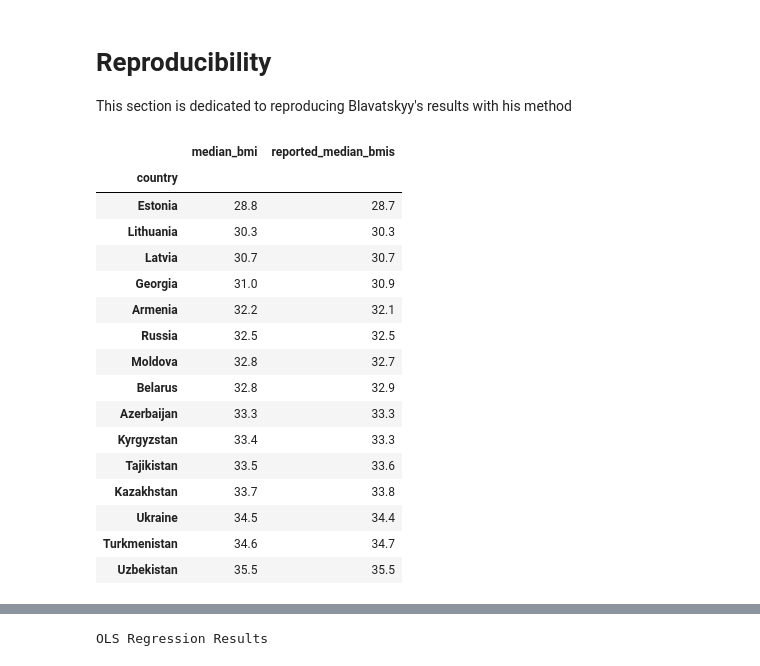
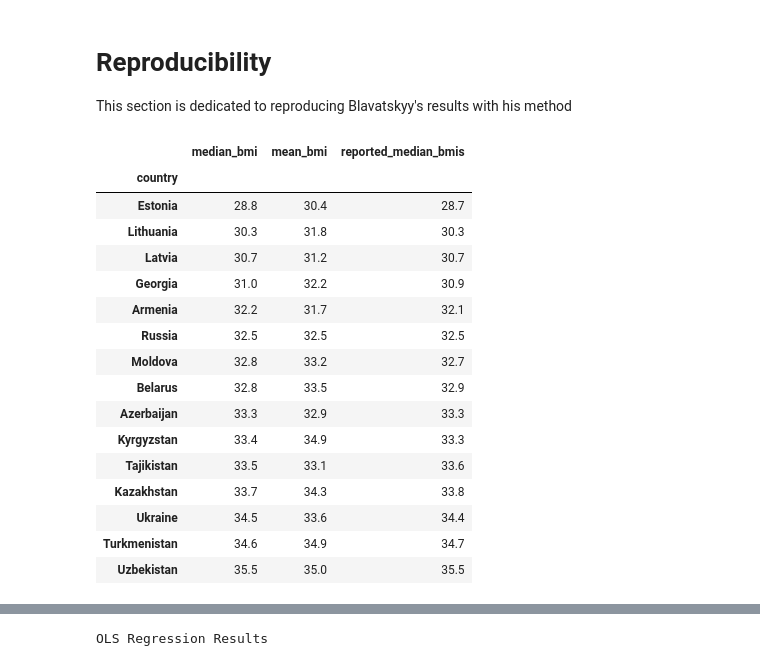
Before and after one commit to ldtcooper/ussr-obesity-corruption, a Jupyter notebook: notebook.ipynb, the cells around one changed output, grey strips where cells are left out. Cells and saved outputs as stored; diff of their text form; code cells hidden in the pictures.

```diff
--- a/notebook.ipynb
+++ b/notebook.ipynb
@@ -677,32 +677,32 @@ This section is dedicated to reproducing Blavatskyy's results with his method
 # %%
 estimated_ministers = pd.read_csv('ministers2.csv')
 # remove buggy extra index col
 estimated_ministers = estimated_ministers[['name', 'age', 'sex', 'country', 'image', 'estimated_bmi']]
 median_bmi = estimated_ministers[['country', 'estimated_bmi']].groupby('country').median().rename({'estimated_bmi': 'median_bmi'}, axis=1)
 mean_bmis = estimated_ministers[['country', 'estimated_bmi']].groupby('country').mean().rename({'estimated_bmi': 'mean_bmi'}, axis=1)
 
 bmis = pd.concat([median_bmi, mean_bmis], axis = 1)
 bmis['reported_median_bmis'] = pd.Series(median_ministers)
 
-bmis[['median_bmi', 'reported_median_bmis']].sort_values('reported_median_bmis').round(1)
+bmis[['median_bmi', 'mean_bmi', 'reported_median_bmis']].sort_values('reported_median_bmis').round(1)
 # %% [output]
-|  | median_bmi | reported_median_bmis |
-| country |  |  |
-| Estonia | 28.8 | 28.7 |
-| Lithuania | 30.3 | 30.3 |
-| Latvia | 30.7 | 30.7 |
-| Georgia | 31.0 | 30.9 |
-| Armenia | 32.2 | 32.1 |
-| Russia | 32.5 | 32.5 |
-| Moldova | 32.8 | 32.7 |
-| Belarus | 32.8 | 32.9 |
-| Azerbaijan | 33.3 | 33.3 |
-| Kyrgyzstan | 33.4 | 33.3 |
-| Tajikistan | 33.5 | 33.6 |
-| Kazakhstan | 33.7 | 33.8 |
-| Ukraine | 34.5 | 34.4 |
-| Turkmenistan | 34.6 | 34.7 |
-| Uzbekistan | 35.5 | 35.5 |
+|  | median_bmi | mean_bmi | reported_median_bmis |
+| country |  |  |  |
+| Estonia | 28.8 | 30.4 | 28.7 |
+| Lithuania | 30.3 | 31.8 | 30.3 |
+| Latvia | 30.7 | 31.2 | 30.7 |
+| Georgia | 31.0 | 32.2 | 30.9 |
+| Armenia | 32.2 | 31.7 | 32.1 |
+| Russia | 32.5 | 32.5 | 32.5 |
+| Moldova | 32.8 | 33.2 | 32.7 |
+| Belarus | 32.8 | 33.5 | 32.9 |
+| Azerbaijan | 33.3 | 32.9 | 33.3 |
+| Kyrgyzstan | 33.4 | 34.9 | 33.3 |
+| Tajikistan | 33.5 | 33.1 | 33.6 |
+| Kazakhstan | 33.7 | 34.3 | 33.8 |
+| Ukraine | 34.5 | 33.6 | 34.4 |
+| Turkmenistan | 34.6 | 34.9 | 34.7 |
+| Uzbekistan | 35.5 | 35.0 | 35.5 |
 # %%
 corruption = pd.read_csv('corruption.csv').set_index('country')
 corruption
```
Also changed, not shown: parts of 12 cells of this notebook, 1 other file.
